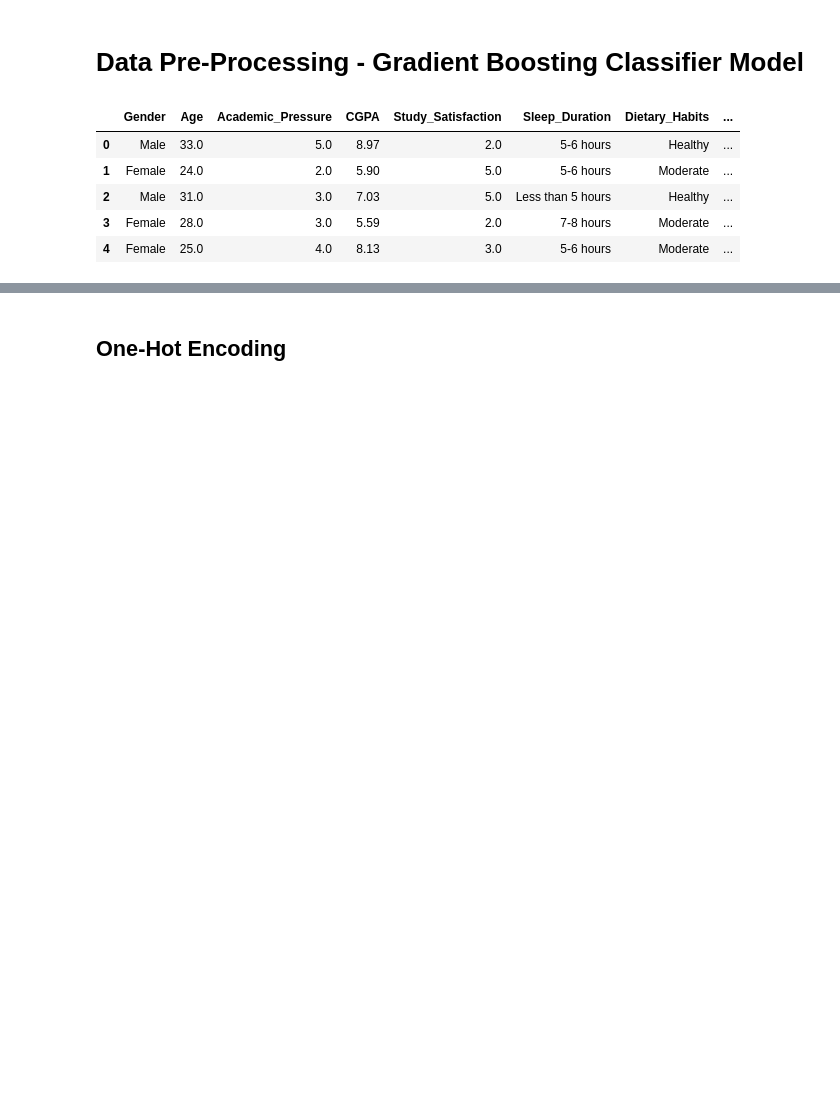
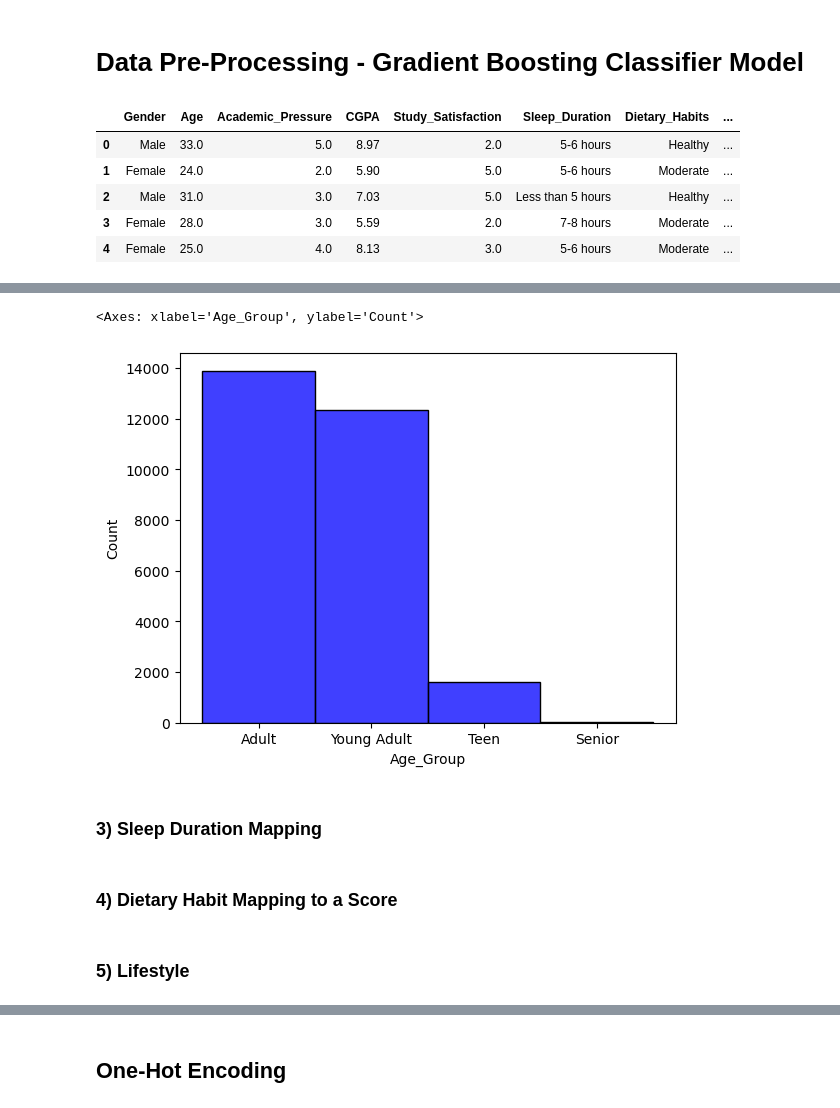
Before and after one commit to rushring/CS_Group07_StudentDepressionDetection, a Jupyter notebook: notebooks/menura-gradient_boosting_classifier/data_preprocessing-gradient_boosting_classifier.ipynb, the cells around one changed output, grey strips where cells are left out. Saved outputs shown, nothing was run; the diff lists cells and outputs as text; code cells hidden in the pictures; blank space fills up the shorter version.

```diff
--- a/notebooks/menura-gradient_boosting_classifier/data_preprocessing-gradient_boosting_classifier.ipynb
+++ b/notebooks/menura-gradient_boosting_classifier/data_preprocessing-gradient_boosting_classifier.ipynb
@@ -19,0 +38,12 @@ df.head()
+# %%
+if 'Age' in df.columns and 'Age_Group' not in df.columns:
+    df['Age_Group'] = pd.cut(df['Age'],
+                             bins=[0, 18, 25, 35, 100],
+                             labels=['Teen', 'Young Adult', 'Adult', 'Senior']).astype(str)
+# %%
+sns.histplot(df['Age_Group'], color='blue', bins=20)
+# %% [output]
+<Axes: xlabel='Age_Group', ylabel='Count'>
+[figure, added]
+# %% [markdown]
+### 3) Sleep Duration Mapping
@@ -19,0 +57,2 @@ df.head()
+# %% [markdown]
+### 4) Dietary Habit Mapping to a Score
@@ -19,0 +65,2 @@ df.head()
+# %% [markdown]
+### 5) Lifestyle
```
Also changed, not shown: parts of 19 cells of this notebook, 17 other files.
